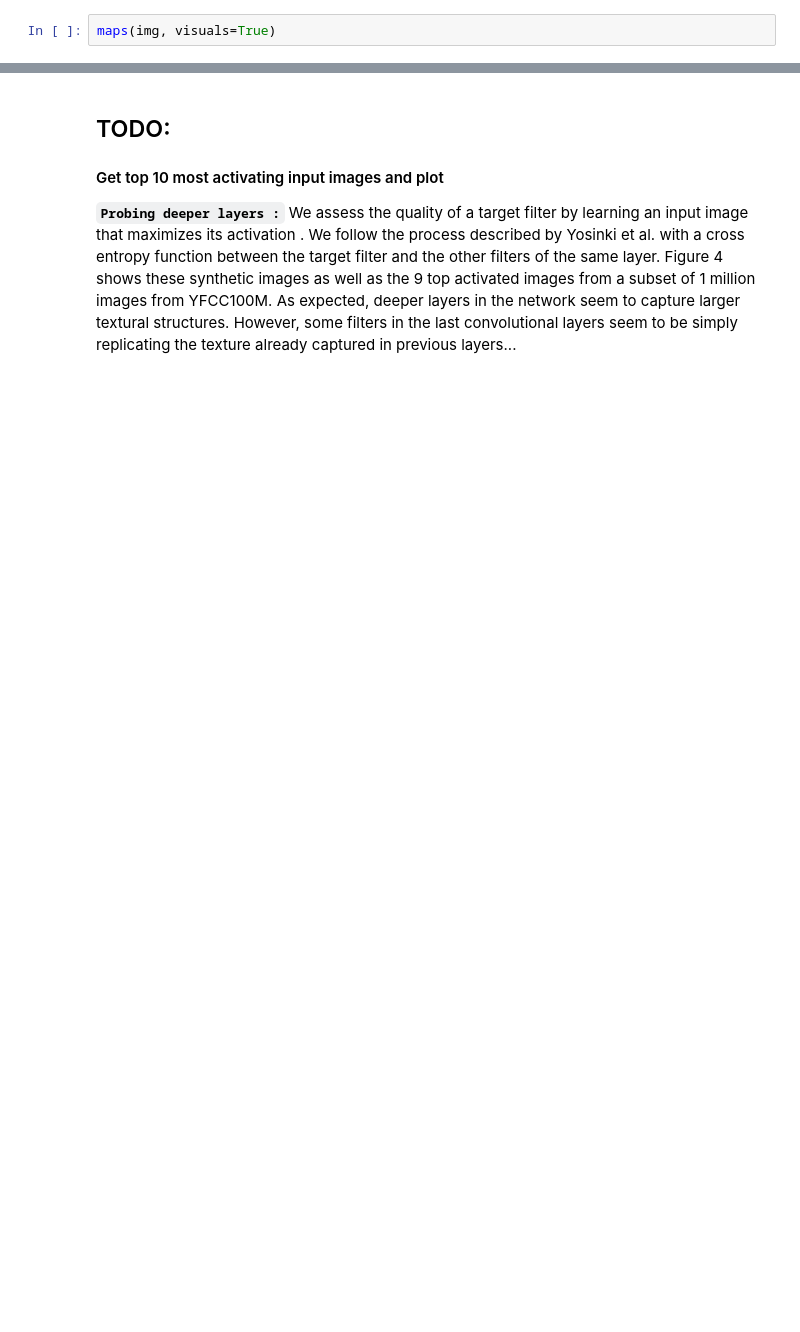
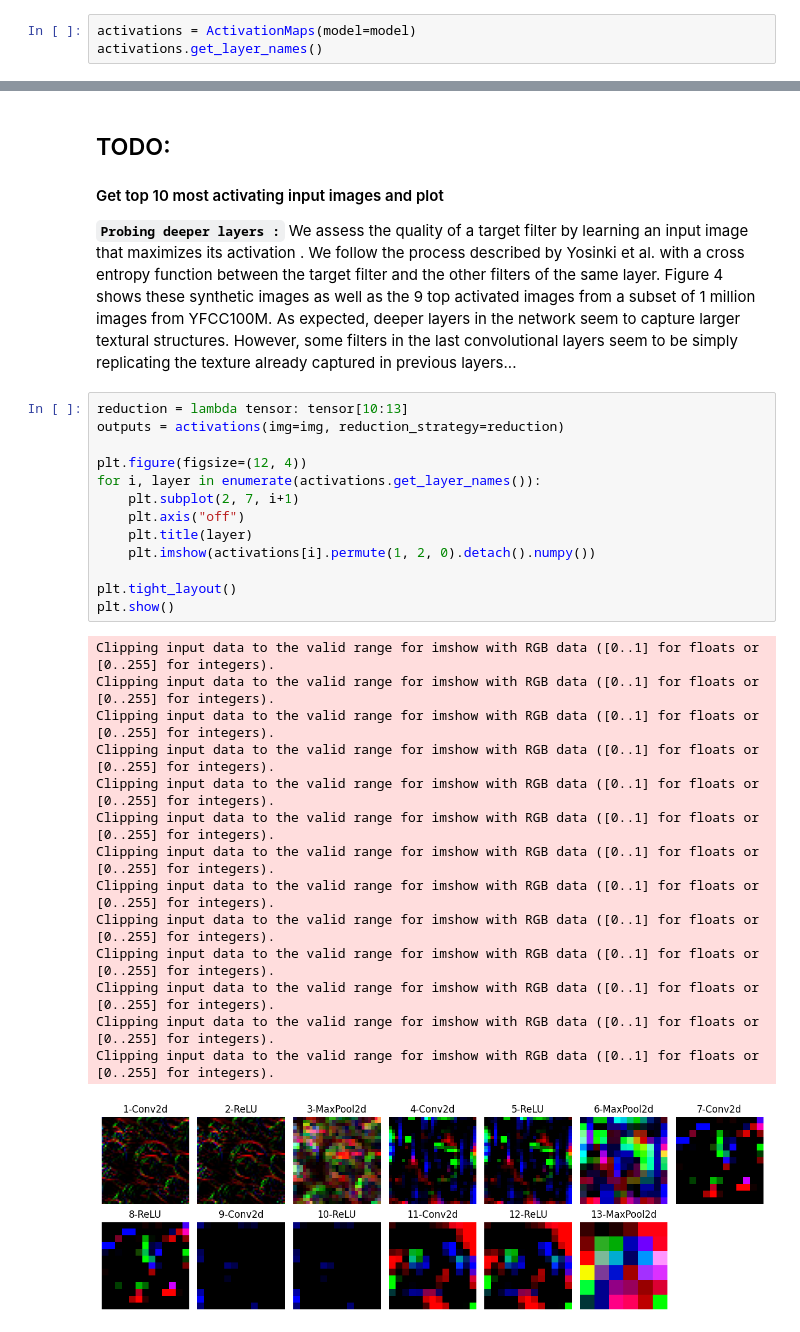
Before and after one commit to luftmeer/DeepCluster, a Jupyter notebook: deepcluster/Visualize.ipynb, the cells around one changed output, grey strips where cells are left out. Saved outputs shown, nothing was run; the diff lists cells and outputs as text; blank space fills up the shorter version.

```diff
--- a/deepcluster/Visualize.ipynb
+++ b/deepcluster/Visualize.ipynb
@@ -66,3 +52,4 @@ maps = ActivationMaps(model=model)
 # %%
-maps(img, visuals=True)
+activations = ActivationMaps(model=model)
+activations.get_layer_names()
 # %% [output]
@@ -100,3 +72,31 @@ Clipping input data to the valid range for imshow with RGB data ([0..1] for floa
 #### Get top 10 most activating input images and plot
 
 **`Probing deeper layers :`** We assess the quality of a target filter by learning an input image that maximizes its activation . We follow the process described by Yosinki et al. with a cross entropy function between the target filter and the other filters of the same layer. Figure 4 shows these synthetic images as well as the 9 top activated images from a subset of 1 million images from YFCC100M. As expected, deeper layers in the network seem to capture larger textural structures. However, some filters in the last convolutional layers seem to be simply replicating the texture already captured in previous layers...
+# %%
+reduction = lambda tensor: tensor[10:13]
+outputs = activations(img=img, reduction_strategy=reduction)
+
+plt.figure(figsize=(12, 4))
+for i, layer in enumerate(activations.get_layer_names()):
+    plt.subplot(2, 7, i+1)
+    plt.axis("off")
+    plt.title(layer)
+    plt.imshow(activations[i].permute(1, 2, 0).detach().numpy())
+
+plt.tight_layout()
+plt.show()
+# %% [output]
+Clipping input data to the valid range for imshow with RGB data ([0..1] for floats or [0..255] for integers).
+Clipping input data to the valid range for imshow with RGB data ([0..1] for floats or [0..255] for integers).
+Clipping input data to the valid range for imshow with RGB data ([0..1] for floats or [0..255] for integers).
+Clipping input data to the valid range for imshow with RGB data ([0..1] for floats or [0..255] for integers).
+Clipping input data to the valid range for imshow with RGB data ([0..1] for floats or [0..255] for integers).
+Clipping input data to the valid range for imshow with RGB data ([0..1] for floats or [0..255] for integers).
+Clipping input data to the valid range for imshow with RGB data ([0..1] for floats or [0..255] for integers).
+Clipping input data to the valid range for imshow with RGB data ([0..1] for floats or [0..255] for integers).
+Clipping input data to the valid range for imshow with RGB data ([0..1] for floats or [0..255] for integers).
+Clipping input data to the valid range for imshow with RGB data ([0..1] for floats or [0..255] for integers).
+Clipping input data to the valid range for imshow with RGB data ([0..1] for floats or [0..255] for integers).
+Clipping input data to the valid range for imshow with RGB data ([0..1] for floats or [0..255] for integers).
+Clipping input data to the valid range for imshow with RGB data ([0..1] for floats or [0..255] for integers).
+[figure, added]
```
Also changed, not shown: parts of 4 cells of this notebook, 1 other file.
